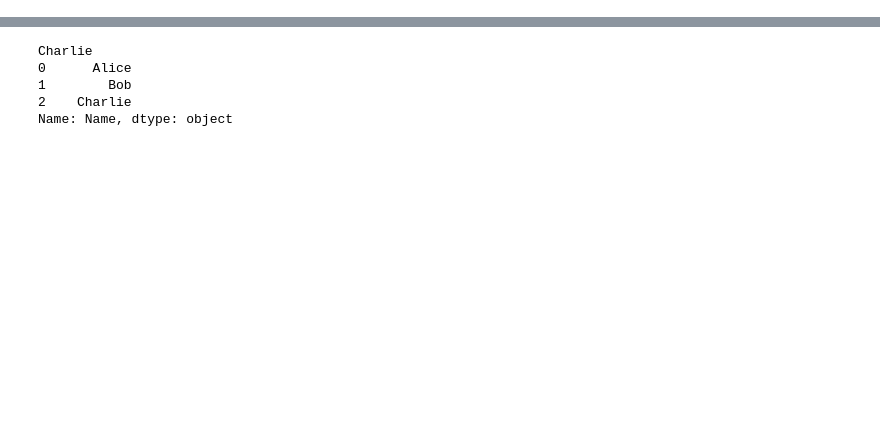
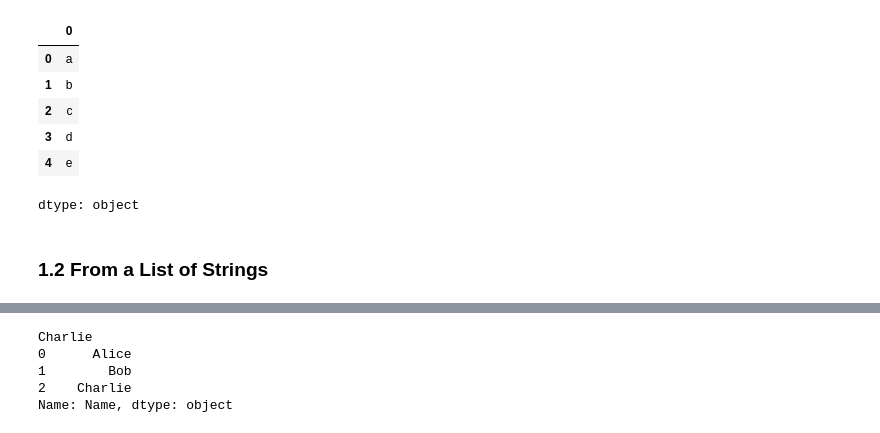
Before and after one commit to ManthanGarg-1234/AIML-CLASSWORK, a Jupyter notebook: 22_July_AIML.ipynb, the cells around one changed output, grey strips where cells are left out. Drawn from its saved outputs; the diff is of its cells as text; code cells hidden in the pictures; blank space fills up the shorter version.

```diff
--- a/22_July_AIML.ipynb
+++ b/22_July_AIML.ipynb
@@ -13,3 +53,17 @@ print(series)
+# %%
+data = ['a', 'b', 'c', 'd', 'e']
+series = pd.Series(data)
+display(series)
+# %% [output]
+|  | 0 |
+| 0 | a |
+| 1 | b |
+| 2 | c |
+| 3 | d |
+| 4 | e |
+dtype: object
+# %% [markdown]
+### 1.2 From a List of Strings
 # %%
 import pandas as pd
 data = {'a': [1], 'b': [2], 'c': [3], 'd': [4], 'e': [5]}
```
Also changed, not shown: parts of 31 cells of this notebook.
